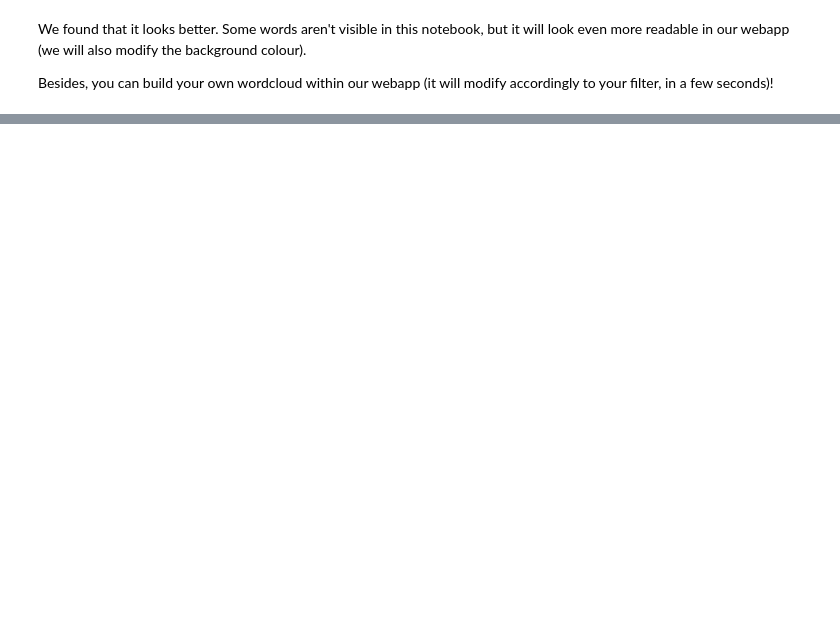
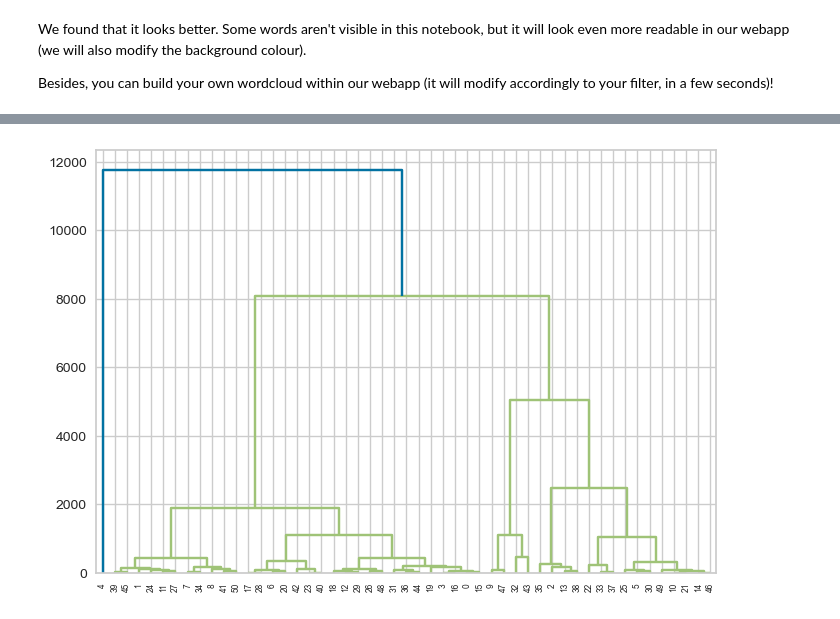
Before and after one commit to JulesBrable/UFO, a Jupyter notebook: project_main.ipynb, the cells around one changed output, grey strips where cells are left out. Saved outputs shown, nothing was run; the diff lists cells and outputs as text; code cells hidden in the pictures; blank space fills up the shorter version.

```diff
--- a/project_main.ipynb
+++ b/project_main.ipynb
@@ -519,0 +614,9 @@ Besides, you can build your own wordcloud within our webapp (it will modify acco
+# %%
+from scipy.cluster.hierarchy import dendrogram, linkage
+
+linkage_data = linkage(df_wide.drop("state", axis=1), method='ward', metric='euclidean')
+dendrogram(linkage_data)
+
+plt.show()
+# %% [output]
+[figure, added]
```
Also changed, not shown: parts of 27 cells of this notebook, 1 other file.
